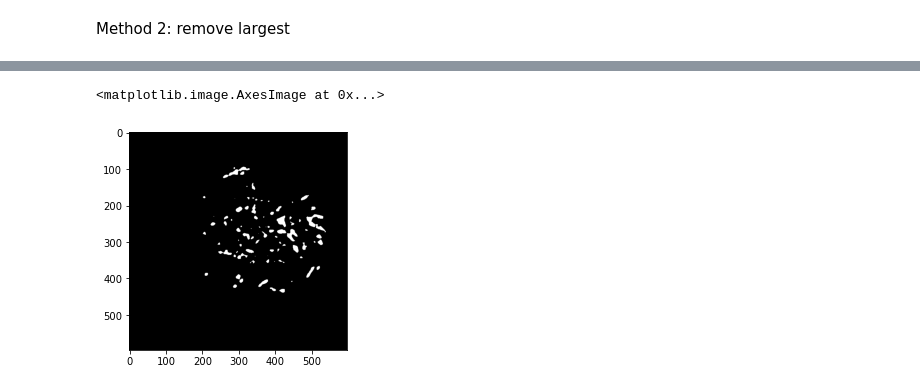
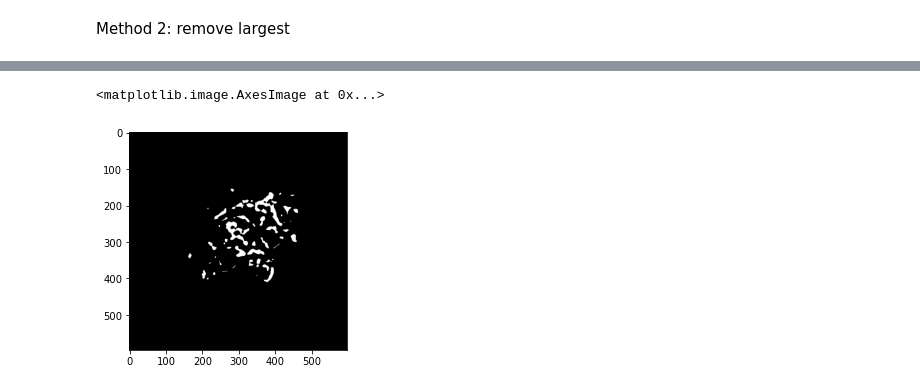
Before and after one commit to siminpan/MOSJ-3DCT, a Jupyter notebook: python/readdicom.ipynb, the cells around one changed output, grey strips where cells are left out. Saved outputs shown, nothing was run; the diff lists cells and outputs as text; code cells hidden in the pictures.

```diff
--- a/python/readdicom.ipynb
+++ b/python/readdicom.ipynb
@@ -235,11 +222,9 @@ assert np.all(new_data == result)
 # %% [markdown]
 Method 2: remove largest
 # %%
-# Adaptive Thresholding
-from skimage.filters import threshold_local
-
+# assign image
 a = ArrayDicom.copy()
-image = a[:, :, 381].copy()
+image = a[:, :, 149].copy()
 plt.imshow(image)
 # %% [output]
 <matplotlib.image.AxesImage at 0x...>
@@ -286,0 +454,11 @@ plt.imshow(binary_image4)
+# %%
+# overlay
+import cv2
+s_img = image_rescaled3
+l_img = labeled_foreground.copy()
+l_img[l_img != 0] =0
+x_offset= round(center_of_mass[1] - center_of_mass1[1]).astype(int)
+y_offset= round(center_of_mass[0] - center_of_mass1[0]).astype(int)
+l_img[y_offset:y_offset+s_img.shape[0], x_offset:x_offset+s_img.shape[1]] = s_img
+
+plt.imshow(l_img)
@@ -286,0 +547,25 @@ plt.imshow(binary_image4)
+# %%
+# test function
+# image = a[:, :, 20].copy()
+# image[0,0] = 1
+binary_image5_1 = overlay_image_center(image=image,
+                                       rescale=0.6,
+                                       block_size=23,
+                                       manoff=20,
+                                       imageremovesize=2000,
+                                       removesize=2000)
+# plt.imshow(binary_image5_1)
+
+fig, (ax0, ax1, ax2) = plt.subplots(1, 3, figsize=(16, 6.4), sharex=True, sharey=True)
+ax0.imshow(fill_coins, cmap='gray')
+ax0.axis('off')
+ax0.set_title('fill_coins')
+ax1.imshow(binary_image5_1, cmap='gray')
+ax1.axis('off')
+ax1.set_title('binary_image5_1')
+ax2.imshow(image, cmap='gray')
+ax2.axis('off')
+ax2.set_title('image')
+
+fig.tight_layout()
+plt.show()
@@ -287,10 +578,11 @@ plt.imshow(binary_image4)
 # %%
 # remove the edge
-binary_image5 = binary_image1 != binary_image2
+# binary_image5 = binary_image1 != binary_image2
+binary_image5 = binary_image1 > binary_image5_1
 plt.imshow(binary_image5)
 # %% [output]
 <matplotlib.image.AxesImage at 0x...>
-[figure, old version]
+[figure, new version]
 # %%
 # remove small object
 binary_image6 = morphology.remove_small_objects(binary_image5, 50)
```
Also changed, not shown: parts of 30 cells of this notebook.
